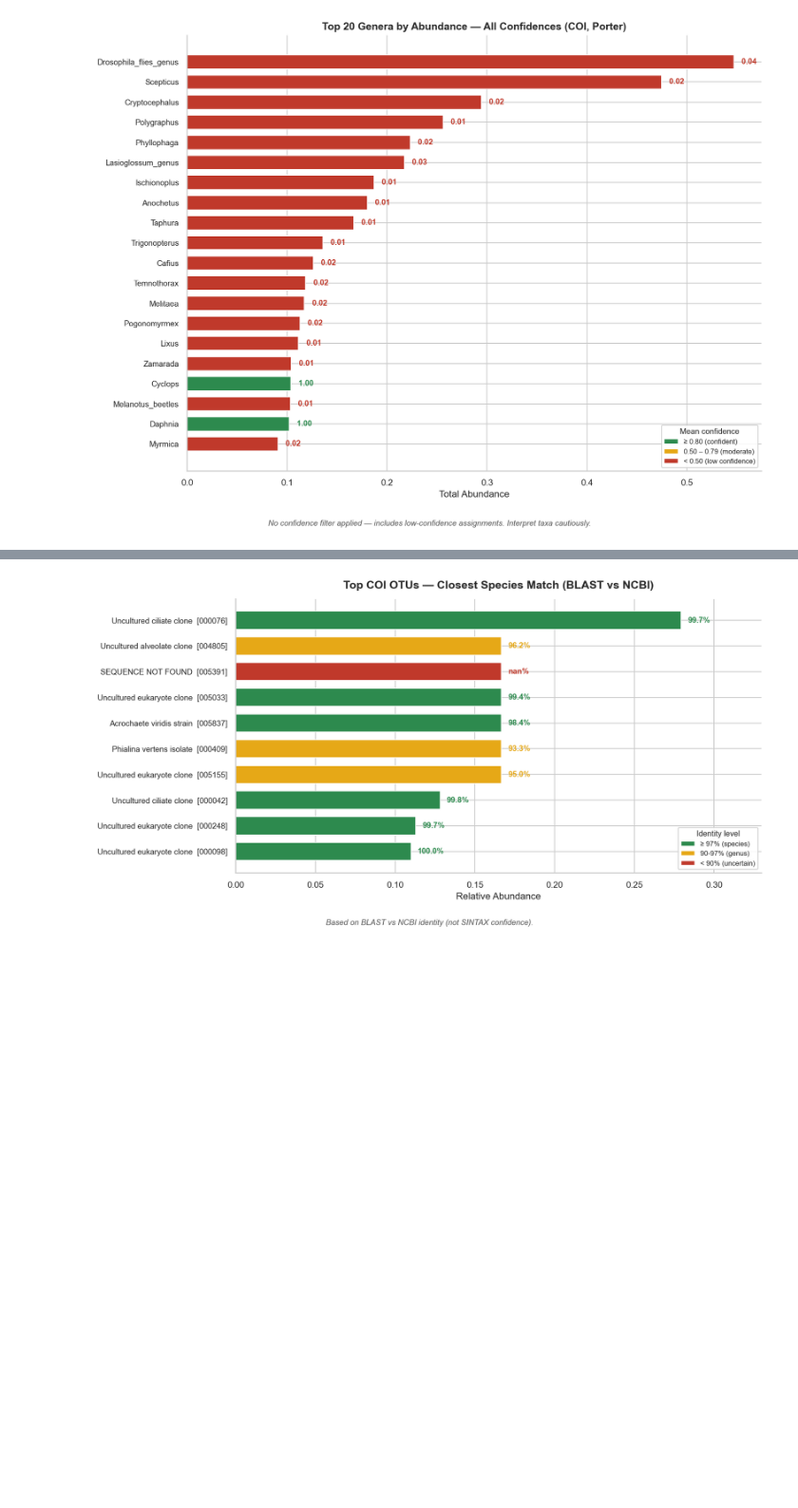
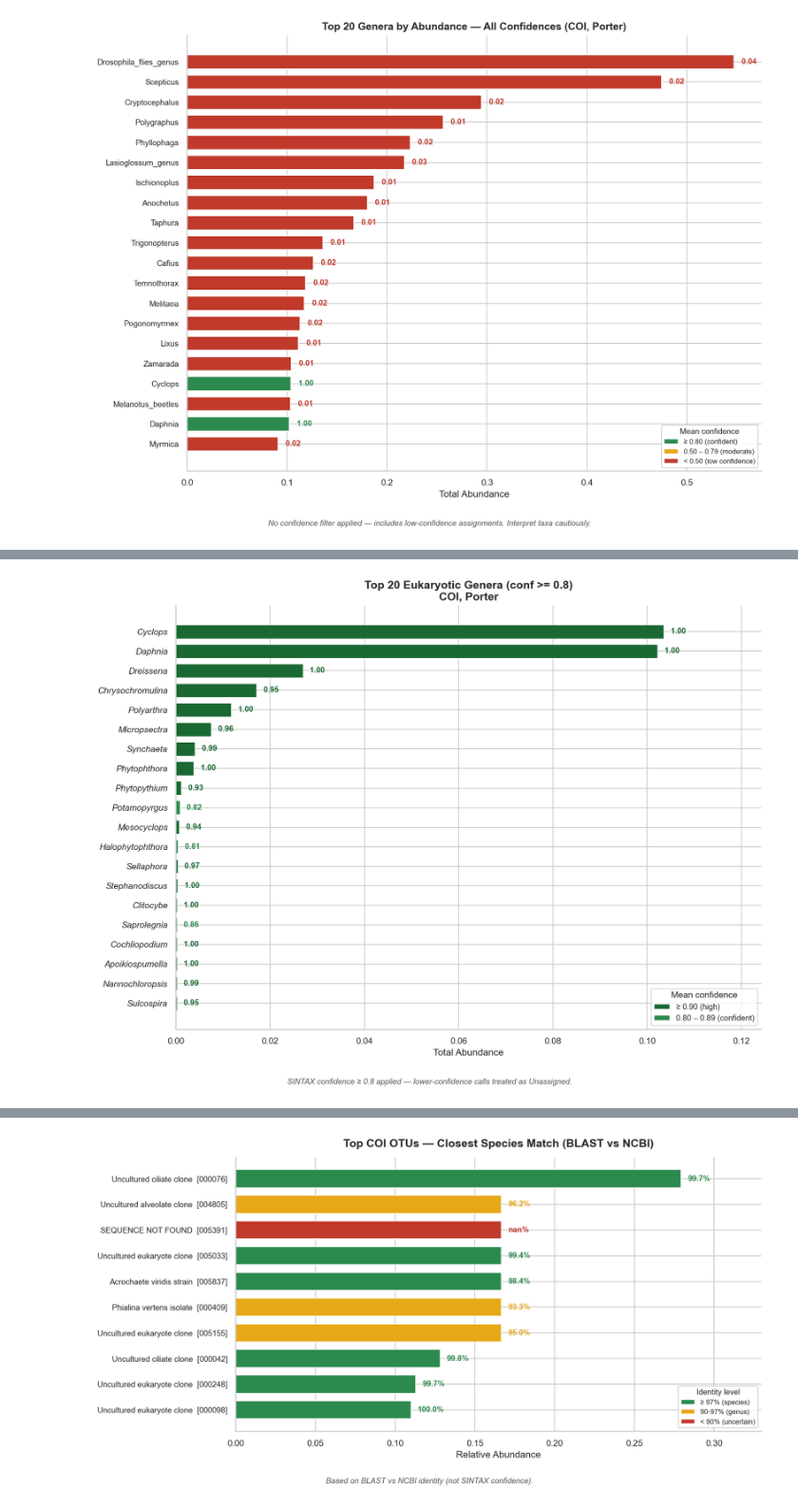
Before and after one commit to Ilias-Taj/Leman-eDNA-Pipeline, a Jupyter notebook: Water_results_analysis PR2-Porter.ipynb, the cells around one changed output, grey strips where cells are left out. Shown at 95% size. Drawn from its saved outputs; the diff is of its cells as text; code cells hidden in the pictures; blank space fills up the shorter version.

```diff
--- a/Water_results_analysis PR2-Porter.ipynb
+++ b/Water_results_analysis PR2-Porter.ipynb
@@ -982,0 +1090,90 @@ plt.show()
+# %%
+# Top 20 Genera — Eukaryota only, confidence >= 0.8
+_df = df_coi.copy()
+_prefix = prefix_coi
+_genus_col = f'{_prefix}_Genus'
+_conf_col = f'{_prefix}_Genus_Conf'
+_domain_col = f'{_prefix}_Domain'
+
+# Filter: Eukaryota domain only
+if _domain_col in _df.columns:
+    _euk_mask = _df[_domain_col].astype(str).str.contains('Eukaryota', case=False, na=False)
+    _df = _df[_euk_mask].copy()
+    _n_total = len(df_coi)
+    _n_euk = len(_df)
+    print(f"Eukaryota filter: {_n_euk}/{_n_total} OTUs ({100*_n_euk/_n_total:.1f}%)")
+else:
+    print(f"No Domain column found ({_domain_col}), using all OTUs")
+
+# Filter: confidence >= 0.8
+_df[_genus_col] = _df[_genus_col].fillna('Unassigned')
+if _conf_col in _df.columns:
+    _conf_mask = pd.to_numeric(_df[_conf_col], errors='coerce') >= CONF_THRESHOLD
+    _df = _df[_conf_mask].copy()
+
+# Aggregate by genus
+_genus_agg = _df.groupby(_genus_col)[sample_cols_coi].sum()
+_genus_agg = _genus_agg.drop('Unassigned', errors='ignore')
+_genus_agg['Total'] = _genus_agg.sum(axis=1)
+_genus_agg = _genus_agg.sort_values('Total', ascending=False)
+_top20 = _genus_agg.head(20)
+
+if len(_top20) == 0:
+    print("No Eukaryota genera found with confidence >= 0.8")
+else:
+    # Mean confidence per genus
+    _genus_conf = {}
+    if _conf_col in _df.columns:
+        for _g in _top20.index:
+            _vals = pd.to_numeric(_df.loc[_df[_genus_col] == _g, _conf_col], errors='coerce').dropna()
+            _genus_conf[_g] = _vals.mean() if len(_vals) > 0 else None
+
+    fig, ax = plt.subplots(figsize=(11, 8))
+    colors = []
+    for _g in _top20.index:
+        c = _genus_conf.get(_g)
+        if c is None:
+            colors.append('#999999')
+        elif c >= 0.9:
+            colors.append('#1a6832')
+        elif c >= 0.8:
+            colors.append('#2d8a4e')
+        else:
+            colors.append('#e6a817')
+
+    bars = ax.barh(range(len(_top20)), _top20['Total'].values[::-1],
+                   color=colors[::-1], height=0.7, edgecolor='white', linewidth=0.5)
+    ax.set_yticks(range(len(_top20)))
+    ax.set_yticklabels(_top20.index[::-1], fontsize=10, style='italic')
+    ax.set_xlabel('Total Abundance', fontsize=11)
+    ax.set_title(f'Top 20 Eukaryotic Genera (conf >= {CONF_THRESHOLD})\nCOI, Porter',
+                 fontweight='bold', fontsize=13)
+
+    _xmax = _top20['Total'].max()
+    for j, _g in enumerate(_top20.index[::-1]):
+        c = _genus_conf.get(_g)
+        if c is not None:
+            ax.text(_top20.loc[_g, 'Total'] + _xmax * 0.01, j,
+                    f' {c:.2f}', va='center', fontsize=9, fontweight='bold',
+                    color='#1a6832' if c >= 0.9 else '#2d8a4e')
+
+    from matplotlib.patches import Patch
+    legend_elements = [
+        Patch(facecolor='#1a6832', label='\u2265 0.90 (high)'),
+        Patch(facecolor='#2d8a4e', label='0.80 \u2013 0.89 (confident)'),
+    ]
+    ax.legend(handles=legend_elements, loc='lower right', fontsize=9,
+              title='Mean confidence', title_fontsize=10)
+
+    ax.spines['top'].set_visible(False)
+    ax.spines['right'].set_visible(False)
+    ax.set_xlim(0, _xmax * 1.2)
+    plt.tight_layout()
+    add_conf_note(kind='filtered')
+    plt.show()
+
+    print(f"\nTop 5 Eukaryotic genera (COI, Porter):")
+    for _g in _top20.index[:5]:
+        c = _genus_conf.get(_g, 0)
+        print(f"  {_g}: {_top20.loc[_g, 'Total']:.2f} abundance (conf {c:.2f})")
+# %% [output]
@@ -982,0 +1181 @@ plt.show()
+[figure, added]
```
Also changed, not shown: parts of 19 cells of this notebook, 12 other files.
